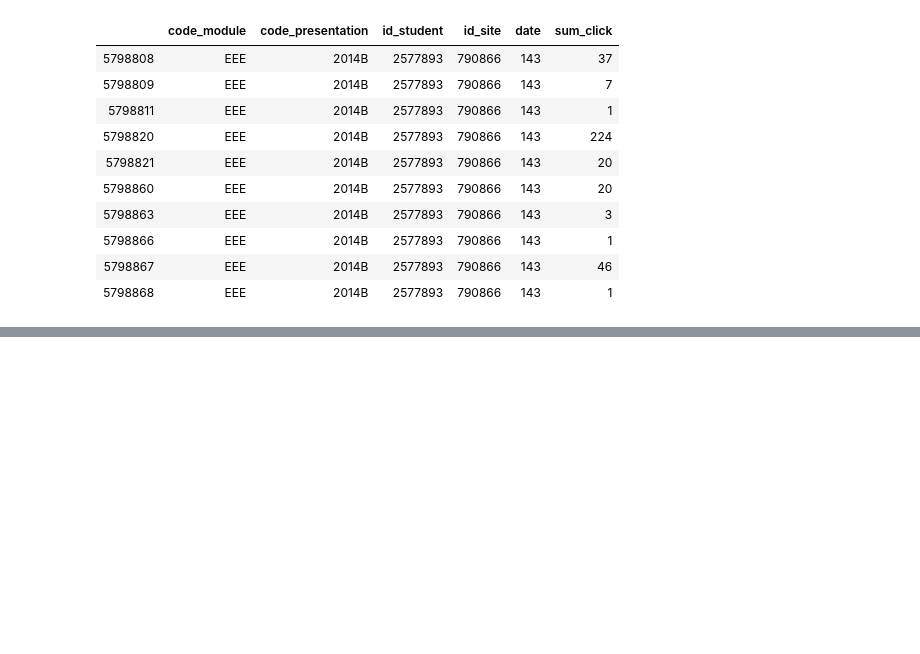
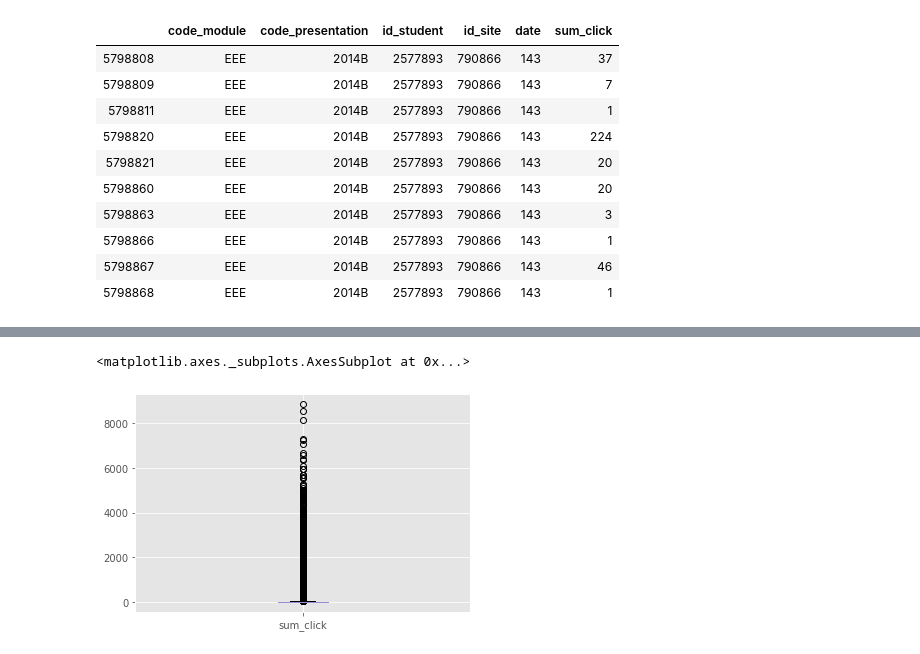
Before and after one commit to jdybuncio/predicting-virtual-learning-outcomes, a Jupyter notebook: Exploration.ipynb, the cells around one changed output, grey strips where cells are left out. Cells and saved outputs as stored; diff of their text form; code cells hidden in the pictures; blank space fills up the shorter version.

```diff
--- a/Exploration.ipynb
+++ b/Exploration.ipynb
@@ -903,0 +1041,5 @@ len(df_studentVle)
+# %%
+df_studentVle_by_vle.boxplot(column = 'sum_click')
+# %% [output]
+<matplotlib.axes._subplots.AxesSubplot at 0x...>
+[figure, added]
```
Also changed, not shown: parts of 34 cells of this notebook.
